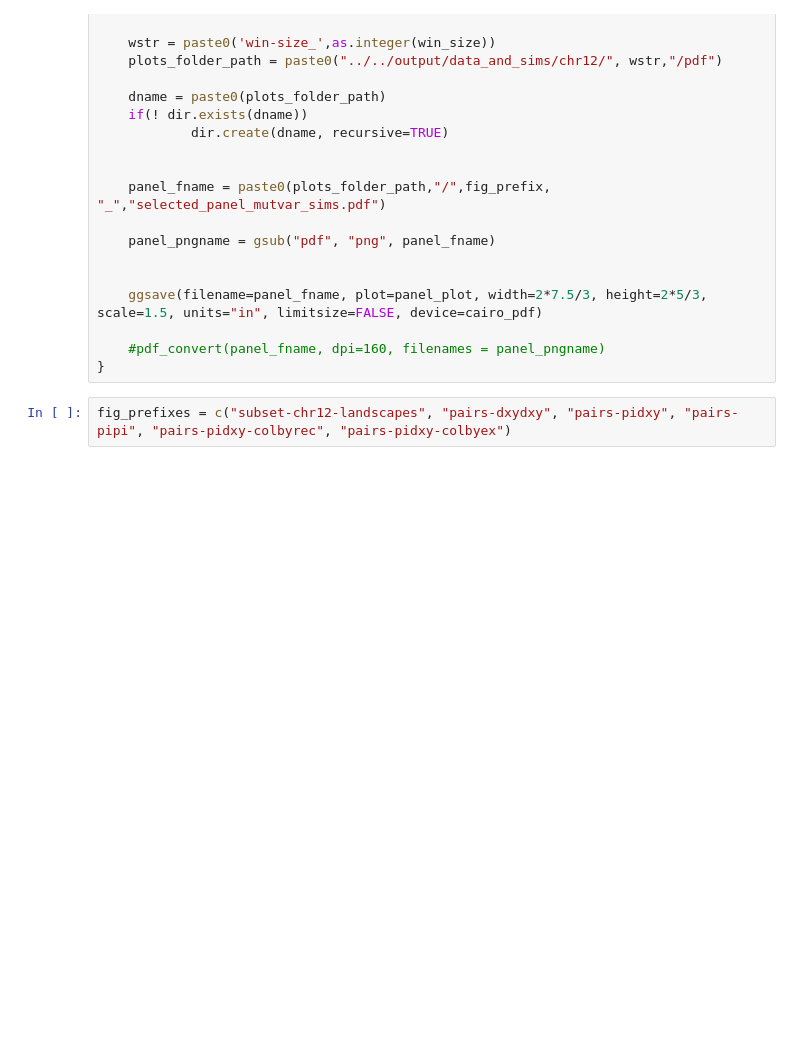
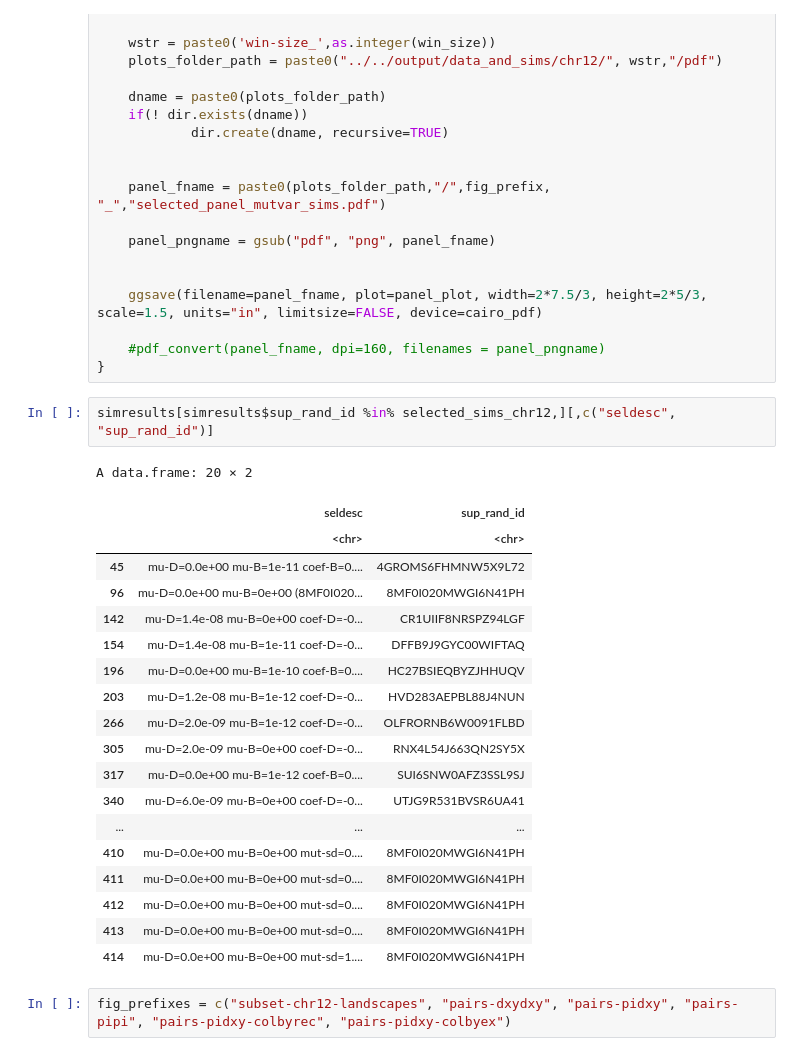
Before and after one commit to kr-colab/greatapes_sims, a Jupyter notebook: scripts/R/data-and-sims_panels.ipynb, the cells around one changed output. Cells and saved outputs as stored; diff of their text form; blank space fills up the shorter version.

```diff
--- a/scripts/R/data-and-sims_panels.ipynb
+++ b/scripts/R/data-and-sims_panels.ipynb
@@ -383,6 +335,28 @@ for (k in 1:length(fig_prefixes)) {
 
     #pdf_convert(panel_fname, dpi=160, filenames = panel_pngname)
 }
+# %%
+simresults[simresults$sup_rand_id %in% selected_sims_chr12,][,c("seldesc", "sup_rand_id")]
+# %% [output]
+A data.frame: 20 × 2
+|  | seldesc | sup_rand_id |
+|  | <chr> | <chr> |
+| 45 | mu-D=0.0e+00 mu-B=1e-11 coef-B=0.... | 4GROMS6FHMNW5X9L72 |
+| 96 | mu-D=0.0e+00 mu-B=0e+00 (8MF0I020... | 8MF0I020MWGI6N41PH |
+| 142 | mu-D=1.4e-08 mu-B=0e+00 coef-D=-0... | CR1UIIF8NRSPZ94LGF |
+| 154 | mu-D=1.4e-08 mu-B=1e-11 coef-D=-0... | DFFB9J9GYC00WIFTAQ |
+| 196 | mu-D=0.0e+00 mu-B=1e-10 coef-B=0.... | HC27BSIEQBYZJHHUQV |
+| 203 | mu-D=1.2e-08 mu-B=1e-12 coef-D=-0... | HVD283AEPBL88J4NUN |
+| 266 | mu-D=2.0e-09 mu-B=1e-12 coef-D=-0... | OLFRORNB6W0091FLBD |
+| 305 | mu-D=2.0e-09 mu-B=0e+00 coef-D=-0... | RNX4L54J663QN2SY5X |
+| 317 | mu-D=0.0e+00 mu-B=1e-12 coef-B=0.... | SUI6SNW0AFZ3SSL9SJ |
+| 340 | mu-D=6.0e-09 mu-B=0e+00 coef-D=-0... | UTJG9R531BVSR6UA41 |
+| ... | ... | ... |
+| 410 | mu-D=0.0e+00 mu-B=0e+00 mut-sd=0.... | 8MF0I020MWGI6N41PH |
+| 411 | mu-D=0.0e+00 mu-B=0e+00 mut-sd=0.... | 8MF0I020MWGI6N41PH |
+| 412 | mu-D=0.0e+00 mu-B=0e+00 mut-sd=0.... | 8MF0I020MWGI6N41PH |
+| 413 | mu-D=0.0e+00 mu-B=0e+00 mut-sd=0.... | 8MF0I020MWGI6N41PH |
+| 414 | mu-D=0.0e+00 mu-B=0e+00 mut-sd=1.... | 8MF0I020MWGI6N41PH |
 # %%
 fig_prefixes = c("subset-chr12-landscapes", "pairs-dxydxy", "pairs-pidxy", "pairs-pipi", "pairs-pidxy-colbyrec", "pairs-pidxy-colbyex")
 # %%
```
Also changed, not shown: parts of 10 cells of this notebook, 1 other file.
